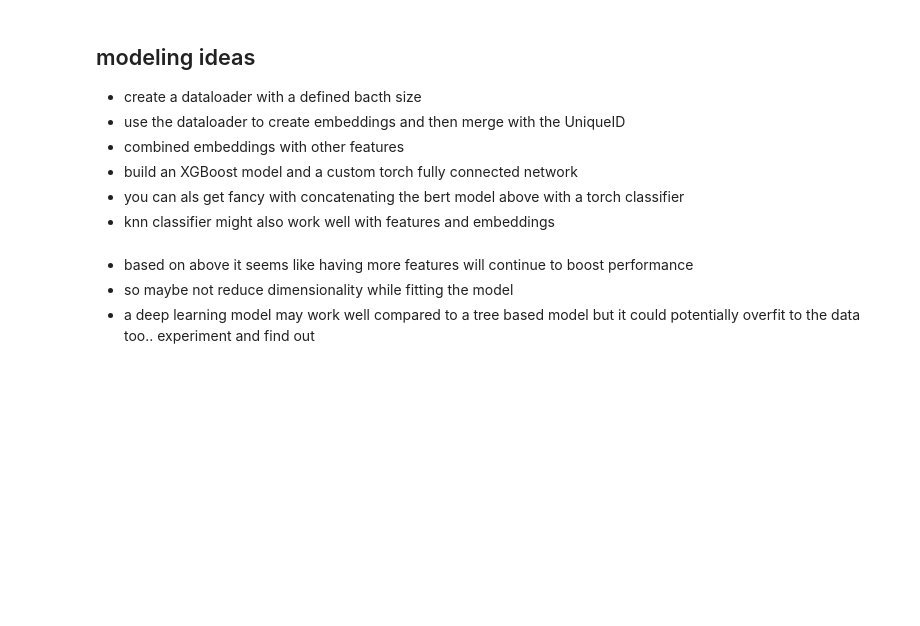
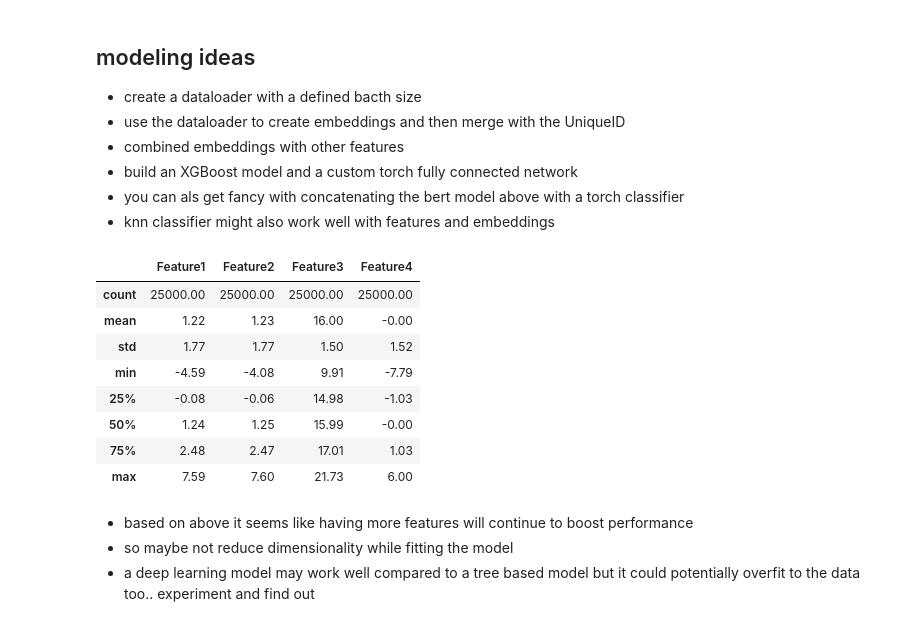
Before and after one commit to amuraddd/milliman, a Jupyter notebook: notebooks/milliman_data_scratch_pad.ipynb, the cells around one changed output. Drawn from its saved outputs; the diff is of its cells as text; code cells hidden in the pictures; blank space fills up the shorter version.

```diff
--- a/notebooks/milliman.ipynb
+++ b/notebooks/milliman_data_scratch_pad.ipynb
@@ -65,8 +65,27 @@ embeddings_df = pd.read_csv(embeddings_file_path).drop(columns=['Unnamed: 0'])
 data_df = get_data_df(data_type='train')
 data_df = data_df.merge(embeddings_df, on='UniqueID', how='inner')
 data_df.set_index('UniqueID', inplace=True)
-data_df.drop(columns=['nlp_feature_vector'], inplace=True)
+# data_df.drop(columns=['nlp_feature_vector'], inplace=True)
 
-x = data_df[data_df.columns[~data_df.columns.isin(['Target'])]]
-y = data_df['Target']
+# x = data_df[data_df.columns[~data_df.columns.isin(['Target'])]]
+# y = data_df['Target']
+# %%
+# inconsistent input size
+# temp = [np.array(eval(i)) for i in data_df.iloc[0:3]['nlp_feature_vector'].values]
+# for i in temp:
+#     print(i.shape)
+
+
+features = data_df[['Feature1', 'Feature2', 'Feature3', 'Feature4']]
+features.describe().round(2)
+# %% [output]
+|  | Feature1 | Feature2 | Feature3 | Feature4 |
+| count | 25000.00 | 25000.00 | 25000.00 | 25000.00 |
+| mean | 1.22 | 1.23 | 16.00 | -0.00 |
+| std | 1.77 | 1.77 | 1.50 | 1.52 |
+| min | -4.59 | -4.08 | 9.91 | -7.79 |
+| 25% | -0.08 | -0.06 | 14.98 | -1.03 |
+| 50% | 1.24 | 1.25 | 15.99 | -0.00 |
+| 75% | 2.48 | 2.47 | 17.01 | 1.03 |
+| max | 7.59 | 7.60 | 21.73 | 6.00 |
 # %%
```
Also changed, not shown: parts of 3 cells of this notebook, 7 other files.
